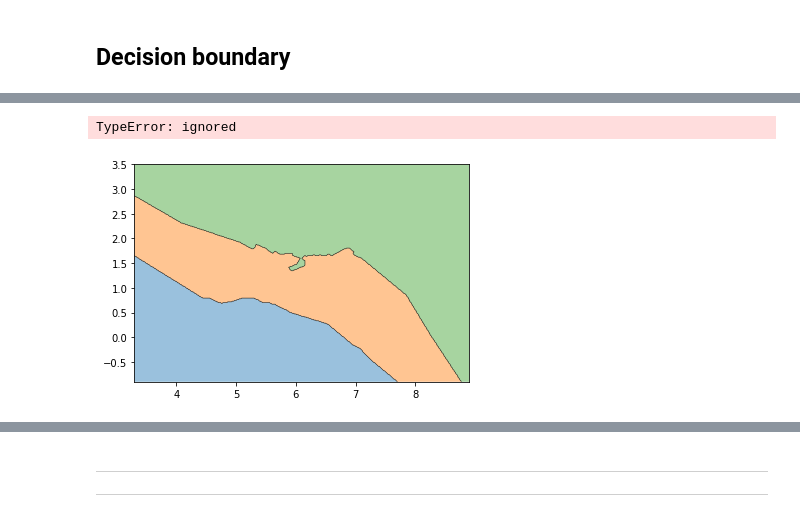
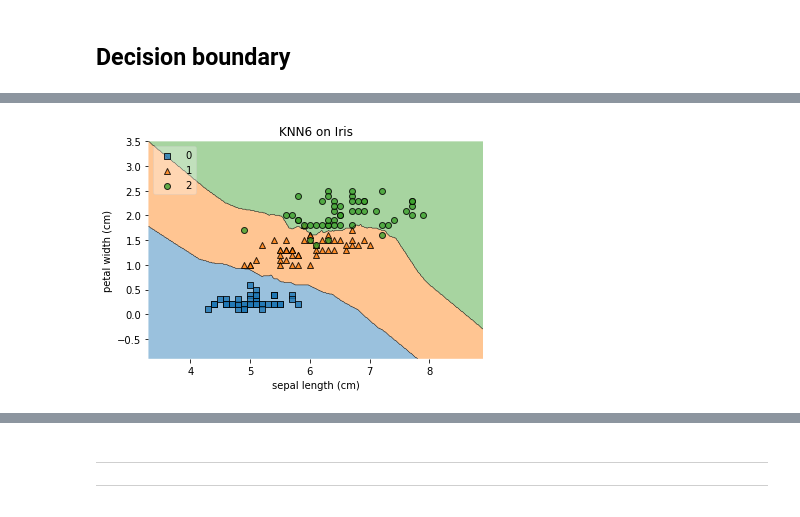
Before and after one commit to JerryK97/dl12, a Jupyter notebook: notebook/ch03_ml_intro.ipynb, the cells around one changed output, grey strips where cells are left out. Drawn from its saved outputs; the diff is of its cells as text; code cells hidden in the pictures.

```diff
--- a/notebook/ch03_ml_intro.ipynb
+++ b/notebook/ch03_ml_intro.ipynb
@@ -111,29 +129,28 @@ setosa
 # %%
 ############################################################
 # Decision boundary
 # from mlxtend.plotting import plot_decision_regions
 ############################################################
 from mlxtend.plotting import plot_decision_regions
 import matplotlib.pyplot as plt
 # Plotting decision regions of two features
 ft_names = iris.feature_names
-two_feature_idx = [0,3]
+two_feature_idx = [0,3] #2차원 평면에는 2개의 데이터만 가져 올 수 있어서 0번과 3번만 가져온다
 X2 = iris.data[:, two_feature_idx]
 y2 = iris.target
 X_train,X_test,y_train,y_test = train_test_split(X2,y2,test_size=0.2,random_state=4)
 
-knn2 = KNeighborsClassifier(n_neighbors=3)
+knn2 = KNeighborsClassifier(n_neighbors=6)
 knn2.fit(X_train, y_train)
 
 plot_decision_regions(X2, y2, clf=knn2, legend=2)
 # Adding axes annotations
 plt.xlabel(ft_names[two_feature_idx[0]])
 plt.ylabel(ft_names[two_feature_idx[1]])
-plt.title('KNN3 on Iris')
+plt.title('KNN6 on Iris')
 plt.show()
 # %% [output]
-TypeError: ignored
-[figure, old version]
+[figure, new version]
 # %%
 ########################################################
 # SVM
```
Also changed, not shown: parts of 7 cells of this notebook.
